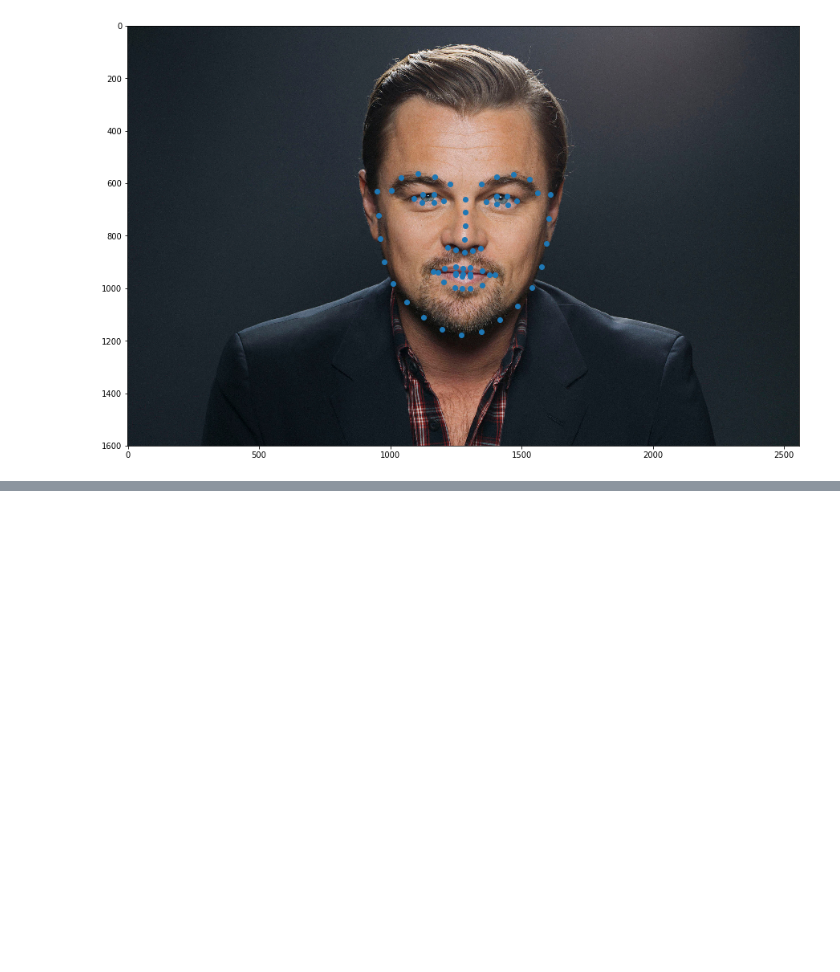
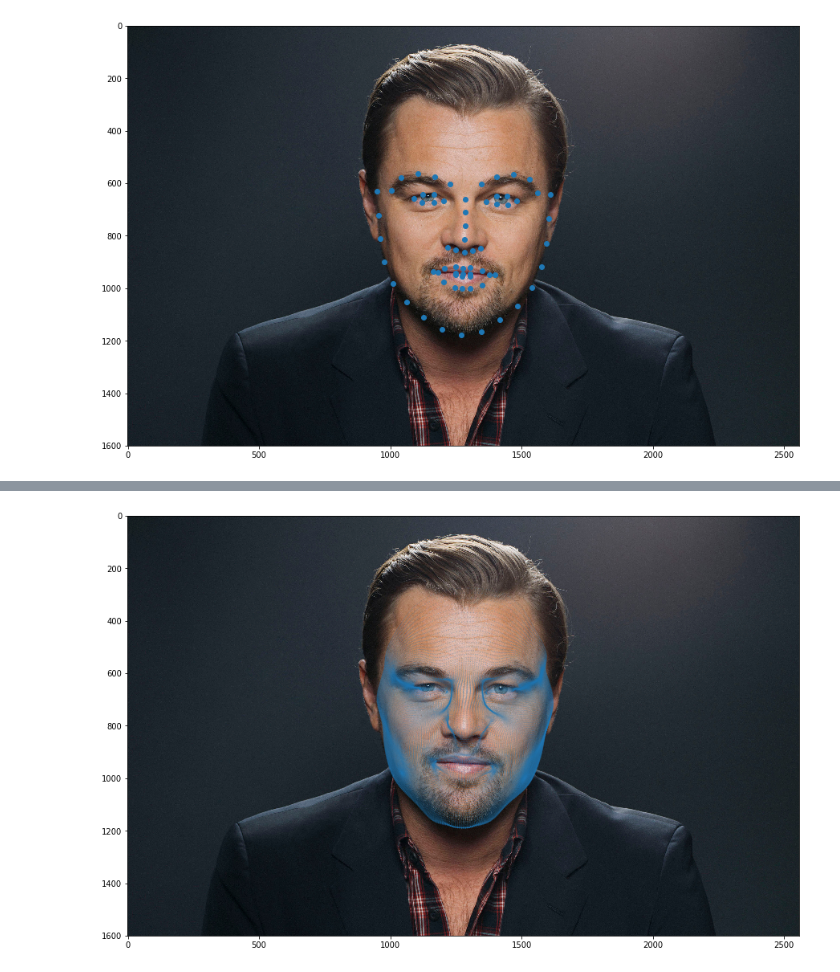
Before and after one commit to vincentwen1995/Computer-Vision-2, a Jupyter notebook: Assignment3/from4.ipynb, the cells around one changed output, grey strips where cells are left out. Cells and saved outputs as stored; diff of their text form; code cells hidden in the pictures; blank space fills up the shorter version.

```diff
--- a/Assignment3/from4.ipynb
+++ b/Assignment3/from4.ipynb
@@ -187,0 +256,13 @@ graph.view()
+# %%
+G_homo = torch.cat((G.t(), torch.ones(1, G.shape[0])), dim=0)
+G_transformed = V @ P @ T @ G_homo
+
+fig = plt.figure(figsize=(15, 10))
+plt.imshow(face_image)
+ax=fig.add_subplot(111)
+
+ax.scatter(G_transformed.detach().numpy()[0, :] / G_transformed.detach().numpy()[3, :], G_transformed.detach().numpy()[1, :] / G_transformed.detach().numpy()[3, :], G_transformed.detach().numpy()[2, :] / G_transformed.detach().numpy()[3, :], marker='.')
+plt.show()
+fig.savefig('results/point_cloud_fit_uniform_{}.png'.format(str(uni).replace('.', '_')))
+# %% [output]
+[figure, added]
```
Also changed, not shown: parts of 7 cells of this notebook, 22 other files.
